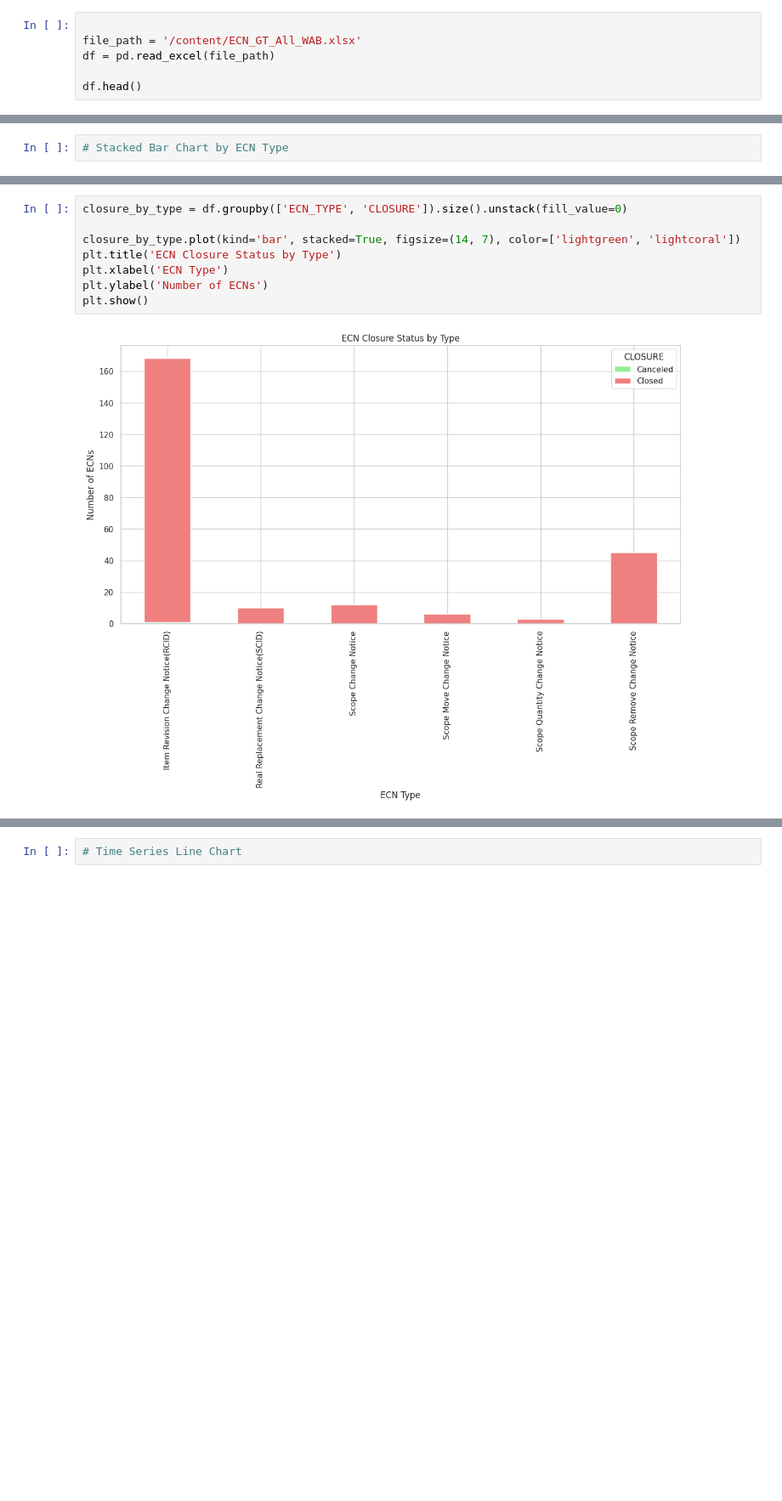
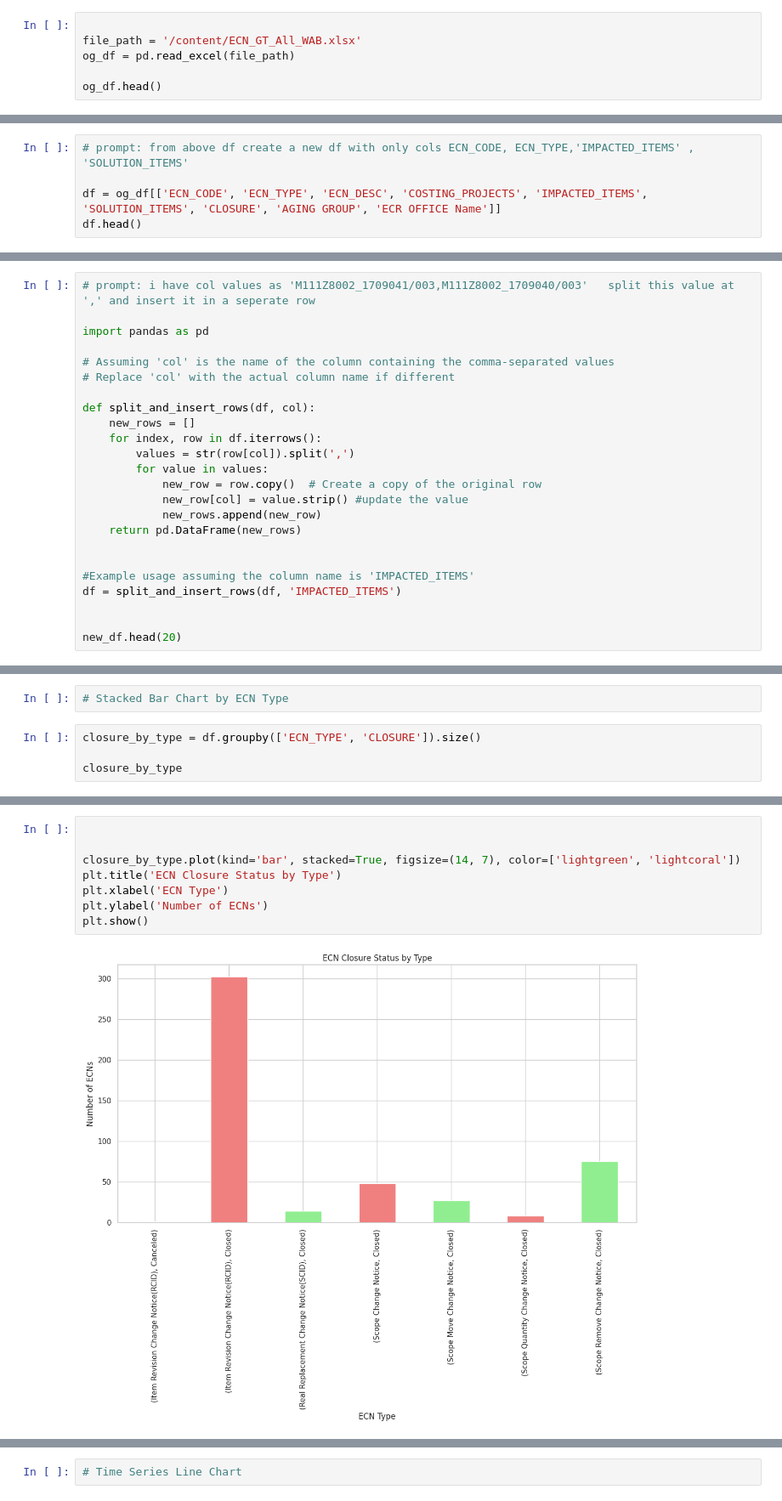
Before and after one commit to adnaksbhat/Colab_JupyterNotebooks, a Jupyter notebook: BH_ECN.ipynb, the cells around one changed output, grey strips where cells are left out. Shown at 85% size. Cells and saved outputs as stored; diff of their text form; blank space fills up the shorter version.

Commit message:
Created graphs

```diff
--- a/BH_ECN.ipynb
+++ b/BH_ECN.ipynb
@@ -14,7 +17,7 @@ sns.set(style="whitegrid")
 # %%
 
 file_path = '/content/ECN_GT_All_WAB.xlsx'
-df = pd.read_excel(file_path)
+og_df = pd.read_excel(file_path)
 
-df.head()
+og_df.head()
 # %% [output]
@@ -27,0 +30,5 @@ df.head()
+# %%
+# prompt: from above df create a new df with only cols ECN_CODE, ECN_TYPE,'IMPACTED_ITEMS' , 'SOLUTION_ITEMS'
+
+df = og_df[['ECN_CODE', 'ECN_TYPE', 'ECN_DESC', 'COSTING_PROJECTS', 'IMPACTED_ITEMS', 'SOLUTION_ITEMS', 'CLOSURE', 'AGING GROUP', 'ECR OFFICE Name']]
+df.head()
@@ -27,0 +61,24 @@ df.head()
+# %%
+# prompt: i have col values as 'M111Z8002_1709041/003,M111Z8002_1709040/003'   split this value at ',' and insert it in a seperate row
+
+import pandas as pd
+
+# Assuming 'col' is the name of the column containing the comma-separated values
+# Replace 'col' with the actual column name if different
+
+def split_and_insert_rows(df, col):
+    new_rows = []
+    for index, row in df.iterrows():
+        values = str(row[col]).split(',')
+        for value in values:
+            new_row = row.copy()  # Create a copy of the original row
+            new_row[col] = value.strip() #update the value
+            new_rows.append(new_row)
+    return pd.DataFrame(new_rows)
+
+
+#Example usage assuming the column name is 'IMPACTED_ITEMS'
+df = split_and_insert_rows(df, 'IMPACTED_ITEMS')
+
+
+new_df.head(20)
@@ -62,2 +202,6 @@ plt.show()
 # %%
 # Stacked Bar Chart by ECN Type
+# %%
+closure_by_type = df.groupby(['ECN_TYPE', 'CLOSURE']).size()
+
+closure_by_type
@@ -64,10 +219,10 @@ plt.show()
 # %%
-closure_by_type = df.groupby(['ECN_TYPE', 'CLOSURE']).size().unstack(fill_value=0)
+
 
 closure_by_type.plot(kind='bar', stacked=True, figsize=(14, 7), color=['lightgreen', 'lightcoral'])
 plt.title('ECN Closure Status by Type')
 plt.xlabel('ECN Type')
 plt.ylabel('Number of ECNs')
 plt.show()
 # %% [output]
-[figure, old version]
+[figure, new version]
```
Also changed, not shown: parts of 27 cells of this notebook.
